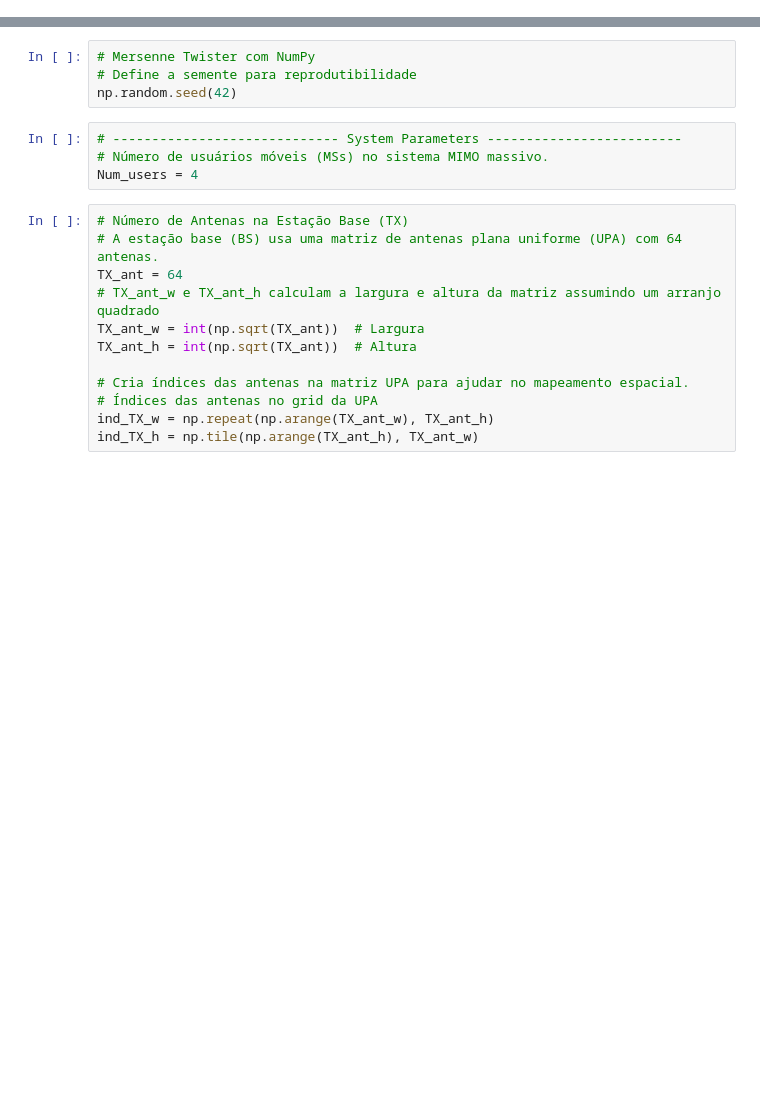
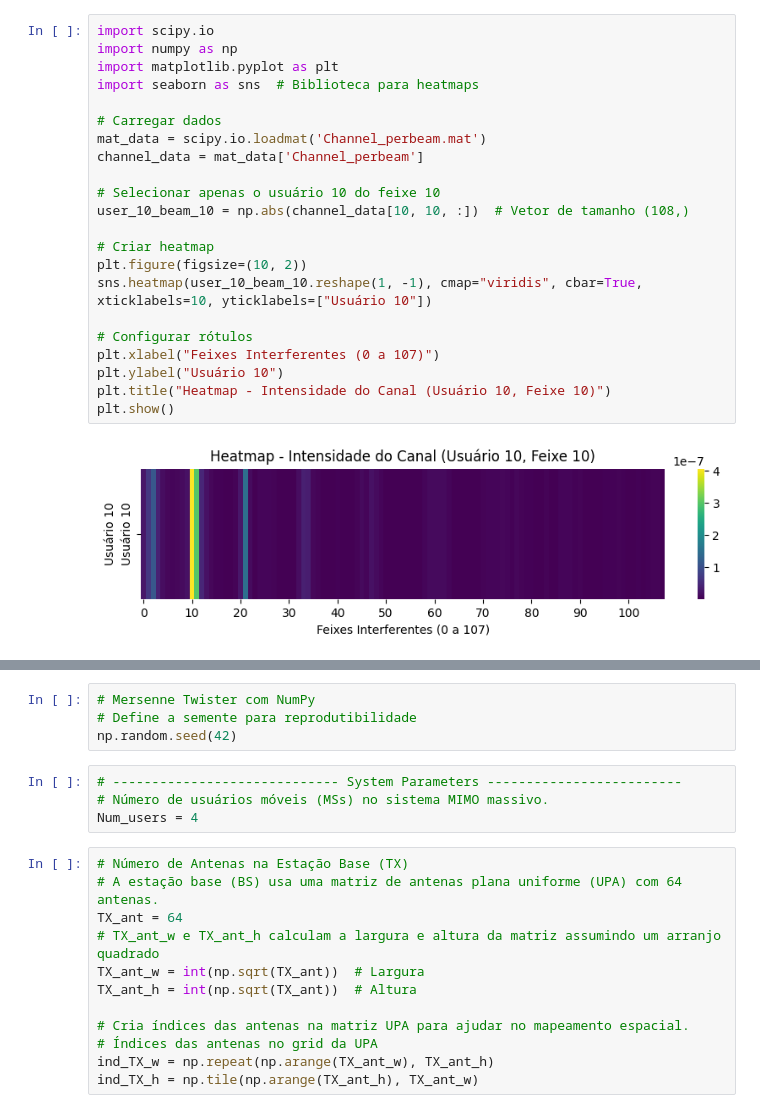
Before and after one commit to frodriguesfajr/Scripts_general, a Jupyter notebook: precoding_methods_v10.ipynb, the cells around one changed output, grey strips where cells are left out. Cells and saved outputs as stored; diff of their text form; blank space fills up the shorter version.

```diff
--- a/precoding_methods_v10.ipynb
+++ b/precoding_methods_v10.ipynb
@@ -125,0 +169,24 @@ plt.show()
+# %%
+import scipy.io
+import numpy as np
+import matplotlib.pyplot as plt
+import seaborn as sns  # Biblioteca para heatmaps
+
+# Carregar dados
+mat_data = scipy.io.loadmat('Channel_perbeam.mat')
+channel_data = mat_data['Channel_perbeam']
+
+# Selecionar apenas o usuário 10 do feixe 10
+user_10_beam_10 = np.abs(channel_data[10, 10, :])  # Vetor de tamanho (108,)
+
+# Criar heatmap
+plt.figure(figsize=(10, 2))
+sns.heatmap(user_10_beam_10.reshape(1, -1), cmap="viridis", cbar=True, xticklabels=10, yticklabels=["Usuário 10"])
+
+# Configurar rótulos
+plt.xlabel("Feixes Interferentes (0 a 107)")
+plt.ylabel("Usuário 10")
+plt.title("Heatmap - Intensidade do Canal (Usuário 10, Feixe 10)")
+plt.show()
+# %% [output]
+[figure, added]
```
Also changed, not shown: parts of 23 cells of this notebook.
